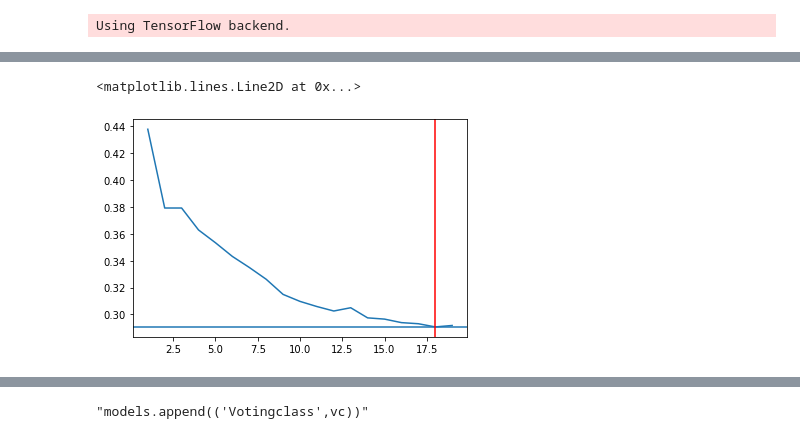
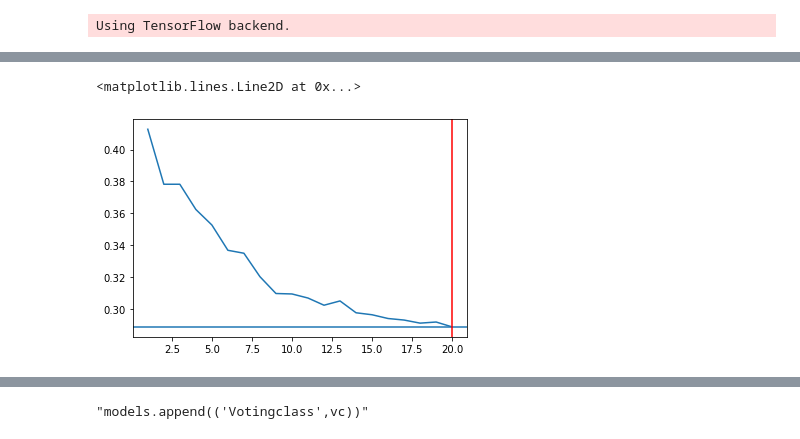
Before and after one commit to xavierigneous/Vehicle-Loan-Default-Prediction, a Jupyter notebook: Vishwanath/Model Iterations.ipynb, the cells around one changed output, grey strips where cells are left out. Drawn from its saved outputs; the diff is of its cells as text; code cells hidden in the pictures.

```diff
--- a/Vishwanath/Model Iterations.ipynb
+++ b/Vishwanath/Model Iterations.ipynb
@@ -178,7 +171,7 @@ plt.axvline(max_x,color='r')
 # %%
 from sklearn.model_selection import GridSearchCV
 params={'criterion':['entropy','gini']}
-ranforest=RandomForestClassifier(n_estimators=1,random_state=0)
+ranforest=RandomForestClassifier(n_estimators=max_x,random_state=0)
 grid=GridSearchCV(ranforest, params, cv=3, scoring='f1_weighted')
 grid.fit(xs,y)
 # %% [output]
@@ -209,6 +202,6 @@ print(grid.best_params_)
 {'criterion': 'entropy'}
 # %%
-rf=RandomForestClassifier(n_estimators=5,random_state=0, criterion='entropy')
+rf=RandomForestClassifier(n_estimators=max_x,random_state=0, criterion='entropy')
 rf.fit(xs,y)
 # %% [output]
 RandomForestClassifier(bootstrap=True, ccp_alpha=0.0, class_weight=None,
@@ -262,5 +261,5 @@ plt.axvline(max_x,color='r')
 # %%
-bag = BaggingClassifier(n_estimators=6, random_state=0)
+bag = BaggingClassifier(n_estimators=9, random_state=0)
 bag.fit(xs,y)
 # %% [output]
 BaggingClassifier(base_estimator=None, bootstrap=True, bootstrap_features=False,
@@ -270,6 +276,6 @@ BaggingClassifier(base_estimator=None, bootstrap=True, bootstrap_features=False,
 # %%
 scores=[]
-for i in np.arange(1,20):
+for i in np.arange(1,21):
     kf = KFold(n_splits=3, shuffle=True, random_state=0)
     adab = AdaBoostClassifier(n_estimators=i, random_state=0)
     results = cross_val_score(adab, xs, y, cv=kf, scoring='f1_weighted')
@@ -302,13 +309,13 @@ len(scores)
 # %%
-xx=np.arange(1,20)
+xx=np.arange(1,21)
 plt.plot(xx,scores)
 plt.axhline(np.min(scores))
 np.min(scores)
 max_x = xx[scores.index(np.min(scores))]
 plt.axvline(max_x,color='r')
 # %% [output]
 <matplotlib.lines.Line2D at 0x...>
-[figure, old version]
+[figure, new version]
 # %%
 max_x
 # %% [output]
```
Also changed, not shown: parts of 27 cells of this notebook.
